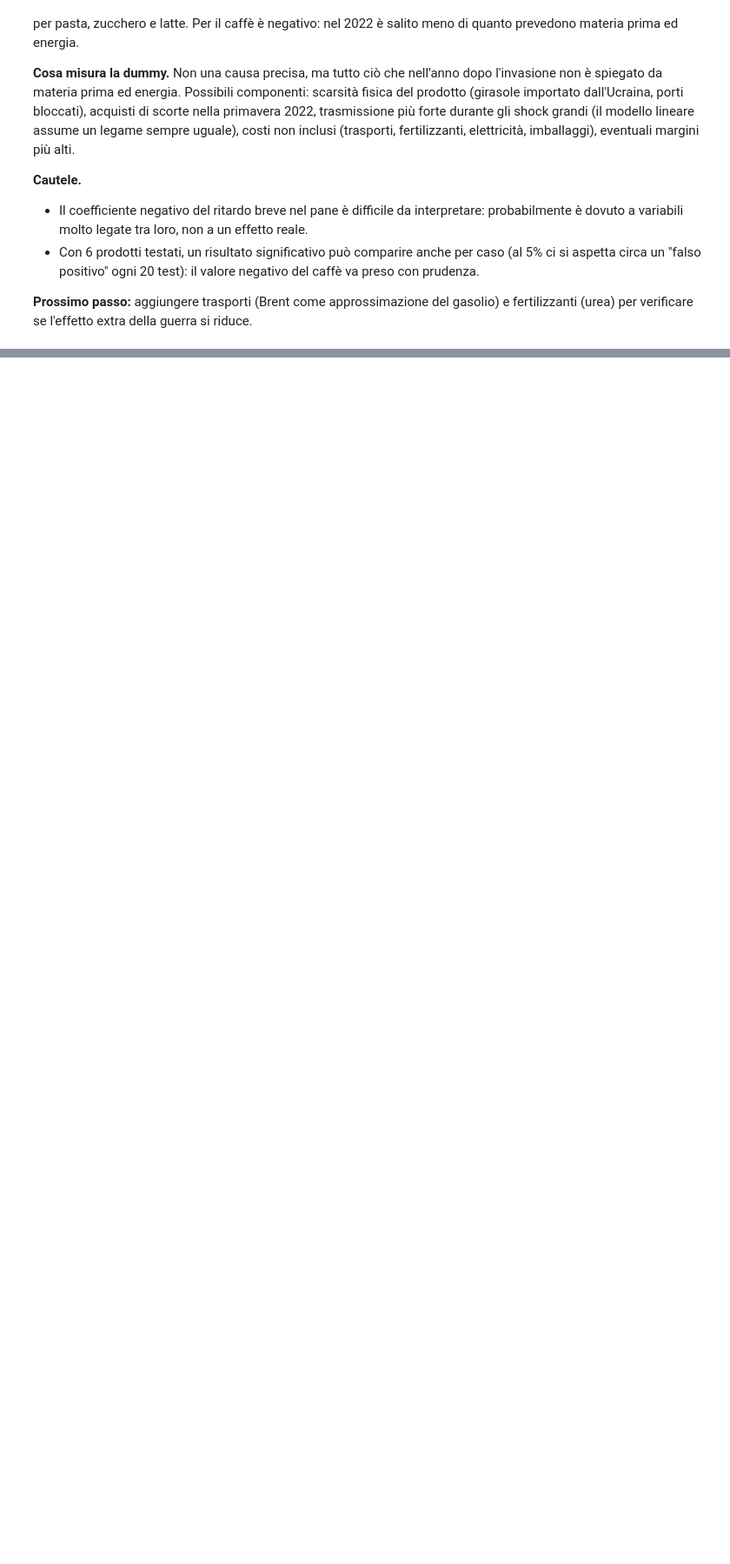
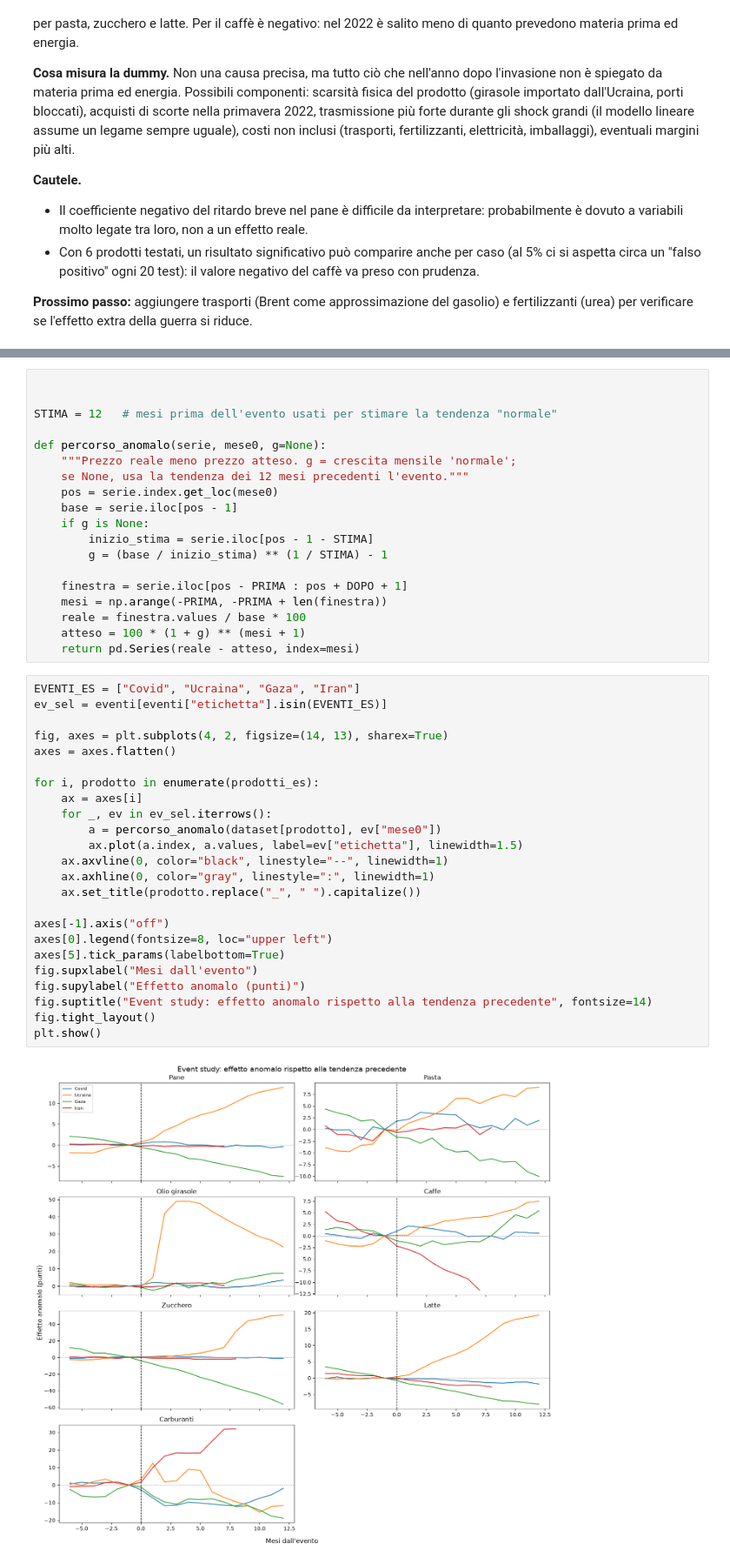
Before and after one commit to emamercadante03-sketch/carrello-crisi-geopolitiche, a Jupyter notebook: notebooks/04_modello.ipynb, the cells around one changed output, grey strips where cells are left out. Shown at 87% size. Drawn from its saved outputs; the diff is of its cells as text; blank space fills up the shorter version.

```diff
--- a/notebooks/04_modello.ipynb
+++ b/notebooks/04_modello.ipynb
@@ -348,0 +519,45 @@ e fertilizzanti (urea) per verificare se l'effetto extra della guerra si riduce.
+# %%
+
+
+STIMA = 12   # mesi prima dell'evento usati per stimare la tendenza "normale"
+
+def percorso_anomalo(serie, mese0, g=None):
+    """Prezzo reale meno prezzo atteso. g = crescita mensile 'normale';
+    se None, usa la tendenza dei 12 mesi precedenti l'evento."""
+    pos = serie.index.get_loc(mese0)
+    base = serie.iloc[pos - 1]
+    if g is None:
+        inizio_stima = serie.iloc[pos - 1 - STIMA]
+        g = (base / inizio_stima) ** (1 / STIMA) - 1
+
+    finestra = serie.iloc[pos - PRIMA : pos + DOPO + 1]
+    mesi = np.arange(-PRIMA, -PRIMA + len(finestra))
+    reale = finestra.values / base * 100
+    atteso = 100 * (1 + g) ** (mesi + 1)
+    return pd.Series(reale - atteso, index=mesi)
+# %%
+EVENTI_ES = ["Covid", "Ucraina", "Gaza", "Iran"]
+ev_sel = eventi[eventi["etichetta"].isin(EVENTI_ES)]
+
+fig, axes = plt.subplots(4, 2, figsize=(14, 13), sharex=True)
+axes = axes.flatten()
+
+for i, prodotto in enumerate(prodotti_es):
+    ax = axes[i]
+    for _, ev in ev_sel.iterrows():
+        a = percorso_anomalo(dataset[prodotto], ev["mese0"])
+        ax.plot(a.index, a.values, label=ev["etichetta"], linewidth=1.5)
+    ax.axvline(0, color="black", linestyle="--", linewidth=1)
+    ax.axhline(0, color="gray", linestyle=":", linewidth=1)
+    ax.set_title(prodotto.replace("_", " ").capitalize())
+
+axes[-1].axis("off")
+axes[0].legend(fontsize=8, loc="upper left")
+axes[5].tick_params(labelbottom=True)
+fig.supxlabel("Mesi dall'evento")
+fig.supylabel("Effetto anomalo (punti)")
+fig.suptitle("Event study: effetto anomalo rispetto alla tendenza precedente", fontsize=14)
+fig.tight_layout()
+plt.show()
+# %% [output]
+[figure, added]
```
Also changed, not shown: parts of 18 cells of this notebook, 7 other files.
